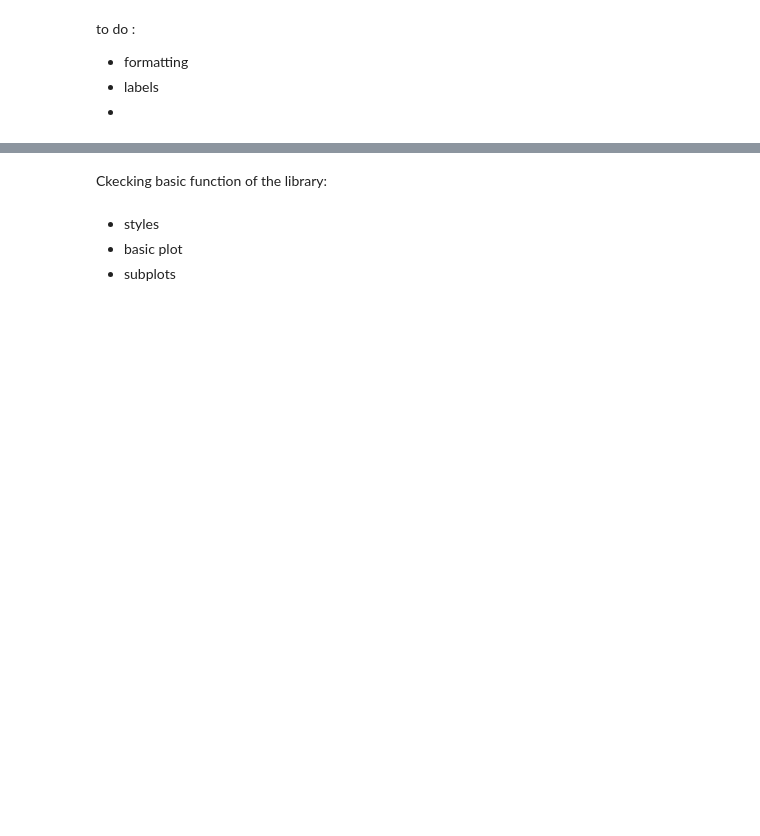
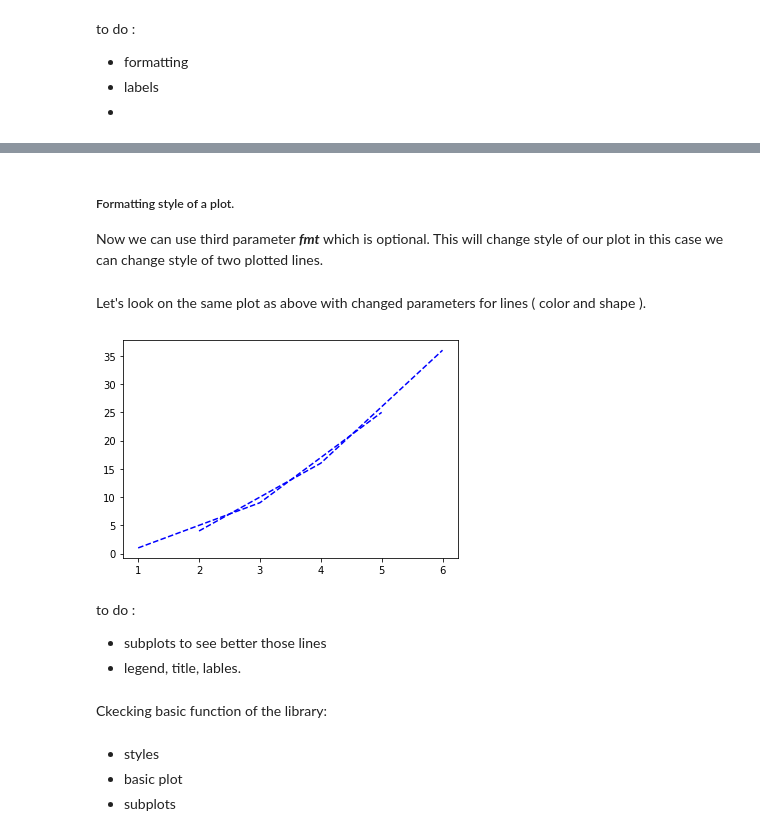
Before and after one commit to DracoNibilis/CAO_Points_Analysis, a Jupyter notebook: pyplot.ipynb, the cells around one changed output, grey strips where cells are left out. Drawn from its saved outputs; the diff is of its cells as text; code cells hidden in the pictures; blank space fills up the shorter version.

Commit message:
parameters

```diff
--- a/pyplot.ipynb
+++ b/pyplot.ipynb
@@ -178,3 +183,25 @@ print(y)
+# %% [markdown]
+##### Formatting style of a plot.
+Now we can use third parameter ***fmt*** which is optional.
+This will change style of our plot in this case we can change style of two plotted lines.
+# %% [markdown]
+Let's look on the same plot as above with changed parameters for lines ( color and shape ).
+# %%
+# Plotting same plot as above with custom on lines.
+x = np.array([[1, 2], [3, 4], [5, 6]])
+y = x**2
+plt.plot(x,
+         y,
+         'r--', # line style set to --
+         color='blue' # color set to blue
+        )
+plt.show()
+# %% [output]
+[figure, added]
+# %% [markdown]
+to do :
+- subplots to see better those lines
+- legend, title, lables.
 # %% [markdown]
 Ckecking basic function of the library:
 # %% [markdown]
```
Also changed, not shown: parts of 8 cells of this notebook.
